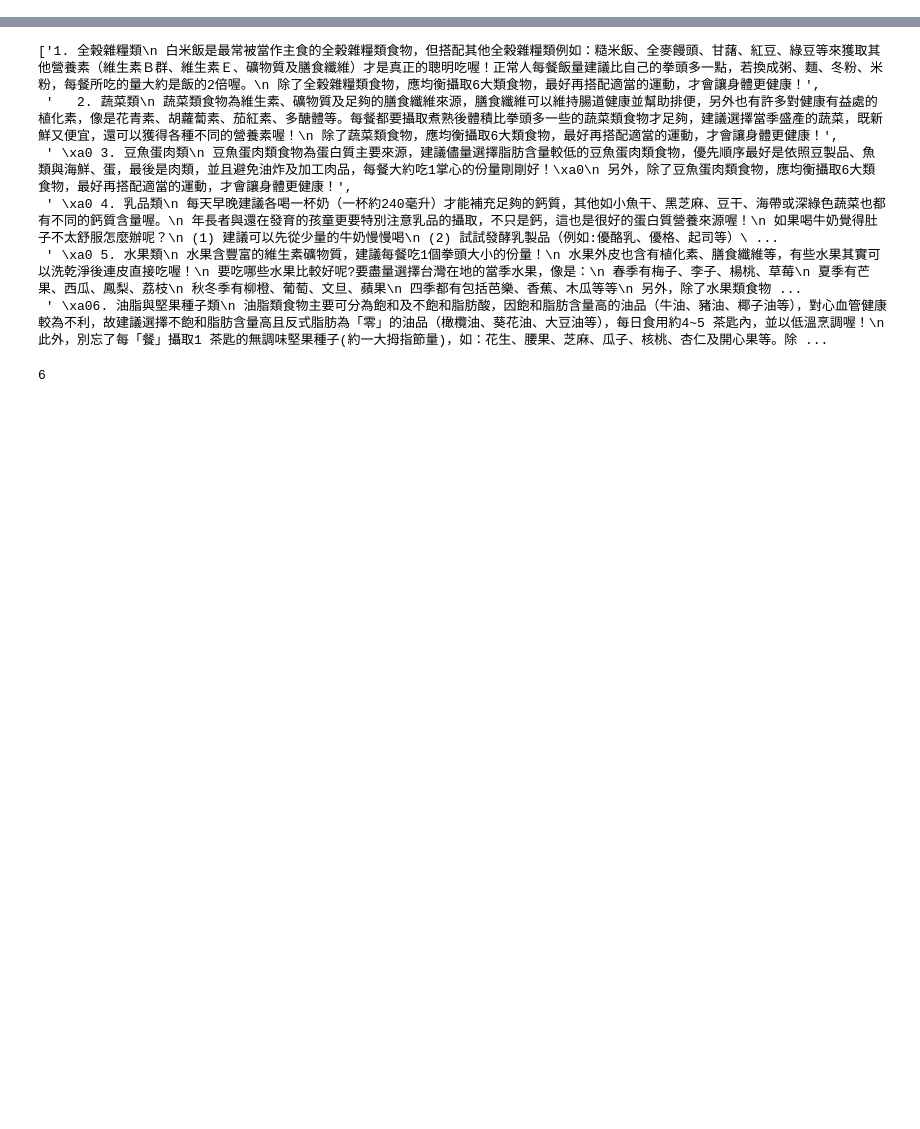
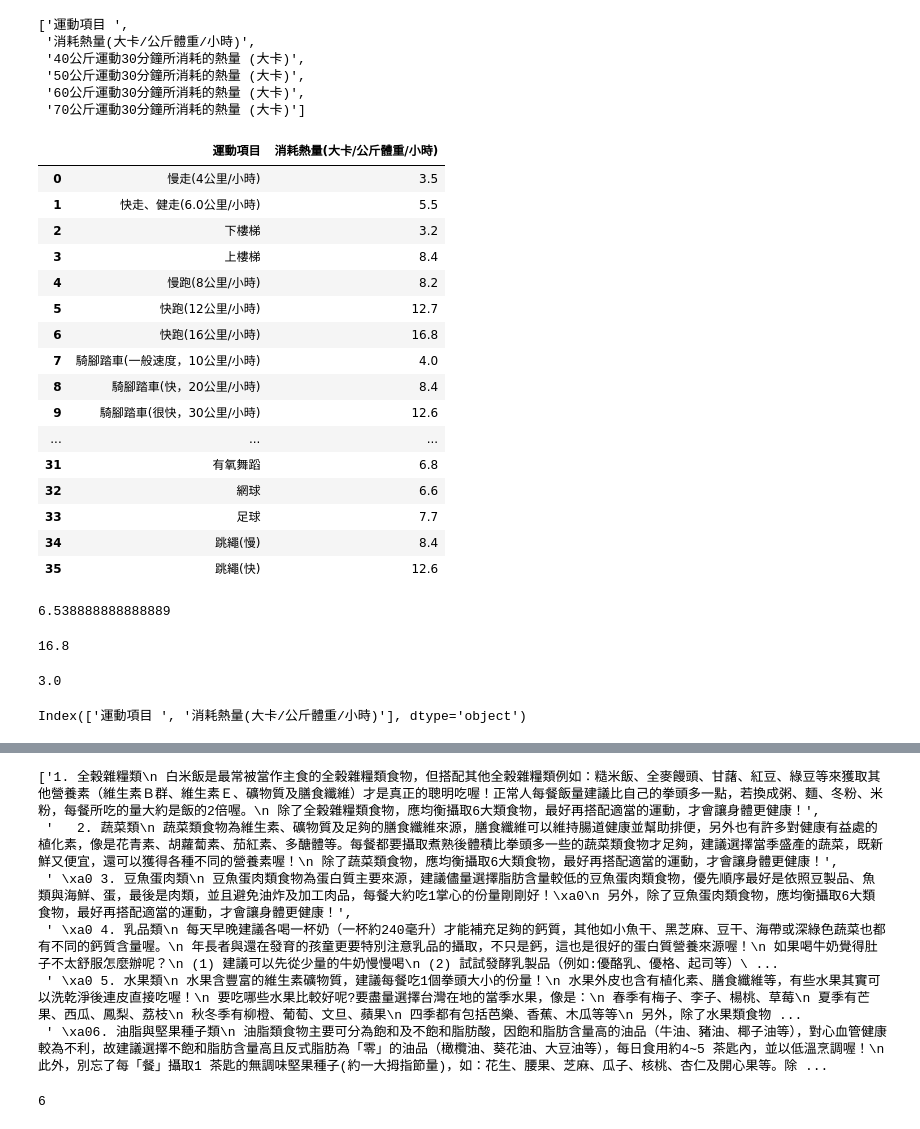
Before and after one commit to DebbieHung/practice, a Jupyter notebook: test.ipynb, the cells around one changed output, grey strips where cells are left out. Cells and saved outputs as stored; diff of their text form; code cells hidden in the pictures; blank space fills up the shorter version.

```diff
--- a/test.ipynb
+++ b/test.ipynb
@@ -24,3 +24,50 @@ df_sports
 | 33 | 足球 | 7.7 | 154 | 192.5 | 231 | ... |
 | 34 | 跳繩(慢) | 8.4 | 168 | 210.0 | 252 | ... |
 | 35 | 跳繩(快) | 12.6 | 252 | 315.0 | 378 | ... |
+# %%
+columns=df_sports.columns.tolist()
+columns
+# %% [output]
+['運動項目 ',
+ '消耗熱量(大卡/公斤體重/小時)',
+ '40公斤運動30分鐘所消耗的熱量 (大卡)',
+ '50公斤運動30分鐘所消耗的熱量 (大卡)',
+ '60公斤運動30分鐘所消耗的熱量 (大卡)',
+ '70公斤運動30分鐘所消耗的熱量 (大卡)']
+# %%
+df_sports=df_sports[['運動項目 ','消耗熱量(大卡/公斤體重/小時)']]
+df_sports
+# %% [output]
+|  | 運動項目 | 消耗熱量(大卡/公斤體重/小時) |
+| 0 | 慢走(4公里/小時) | 3.5 |
+| 1 | 快走、健走(6.0公里/小時) | 5.5 |
+| 2 | 下樓梯 | 3.2 |
+| 3 | 上樓梯 | 8.4 |
+| 4 | 慢跑(8公里/小時) | 8.2 |
+| 5 | 快跑(12公里/小時) | 12.7 |
+| 6 | 快跑(16公里/小時) | 16.8 |
+| 7 | 騎腳踏車(一般速度，10公里/小時) | 4.0 |
+| 8 | 騎腳踏車(快，20公里/小時) | 8.4 |
+| 9 | 騎腳踏車(很快，30公里/小時) | 12.6 |
+| ... | ... | ... |
+| 31 | 有氧舞蹈 | 6.8 |
+| 32 | 網球 | 6.6 |
+| 33 | 足球 | 7.7 |
+| 34 | 跳繩(慢) | 8.4 |
+| 35 | 跳繩(快) | 12.6 |
+# %%
+df_sports['消耗熱量(大卡/公斤體重/小時)'].mean()
+# %% [output]
+6.538888888888889
+# %%
+df_sports['消耗熱量(大卡/公斤體重/小時)'].max()
+# %% [output]
+16.8
+# %%
+df_sports['消耗熱量(大卡/公斤體重/小時)'].min()
+# %% [output]
+3.0
+# %%
+df_sports.columns
+# %% [output]
+Index(['運動項目 ', '消耗熱量(大卡/公斤體重/小時)'], dtype='object')
```
Also changed, not shown: parts of 14 cells of this notebook, 4 other files.
